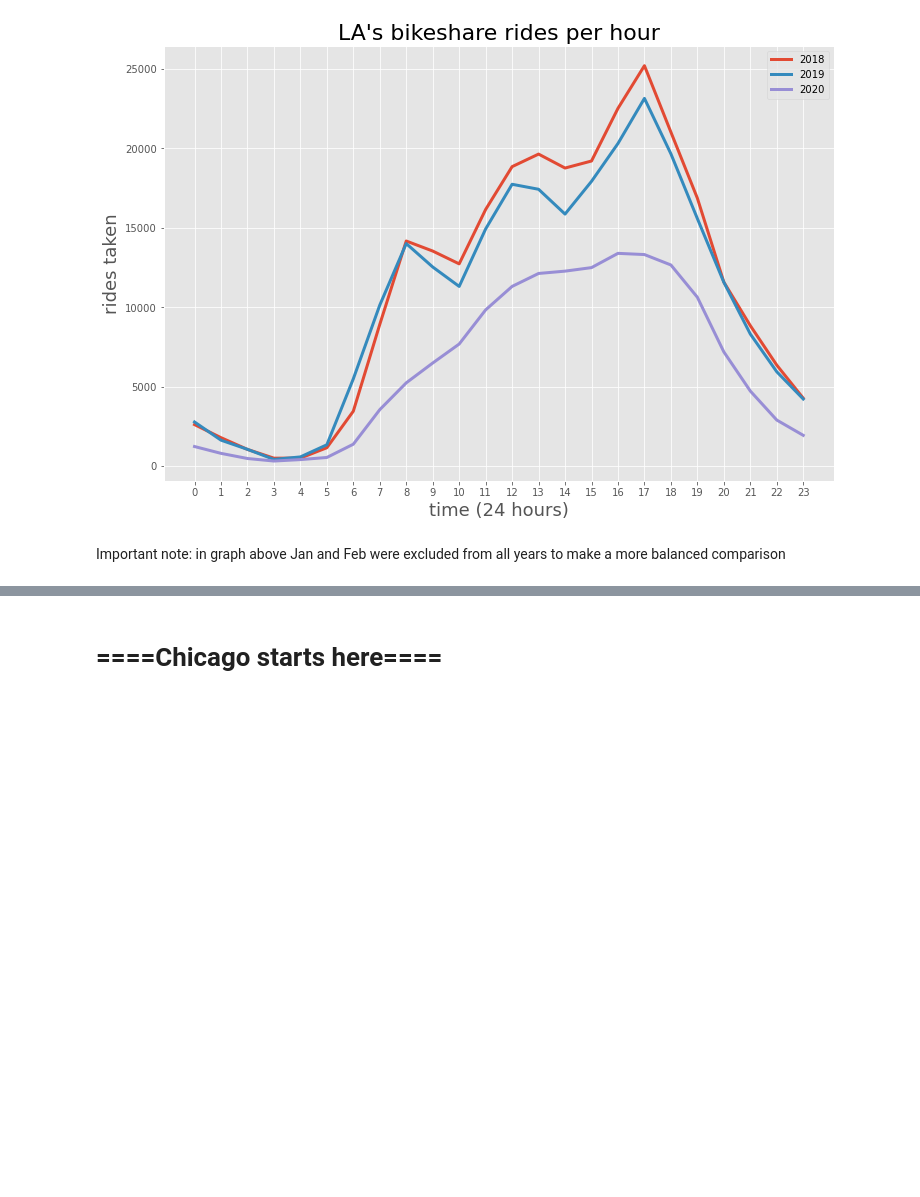
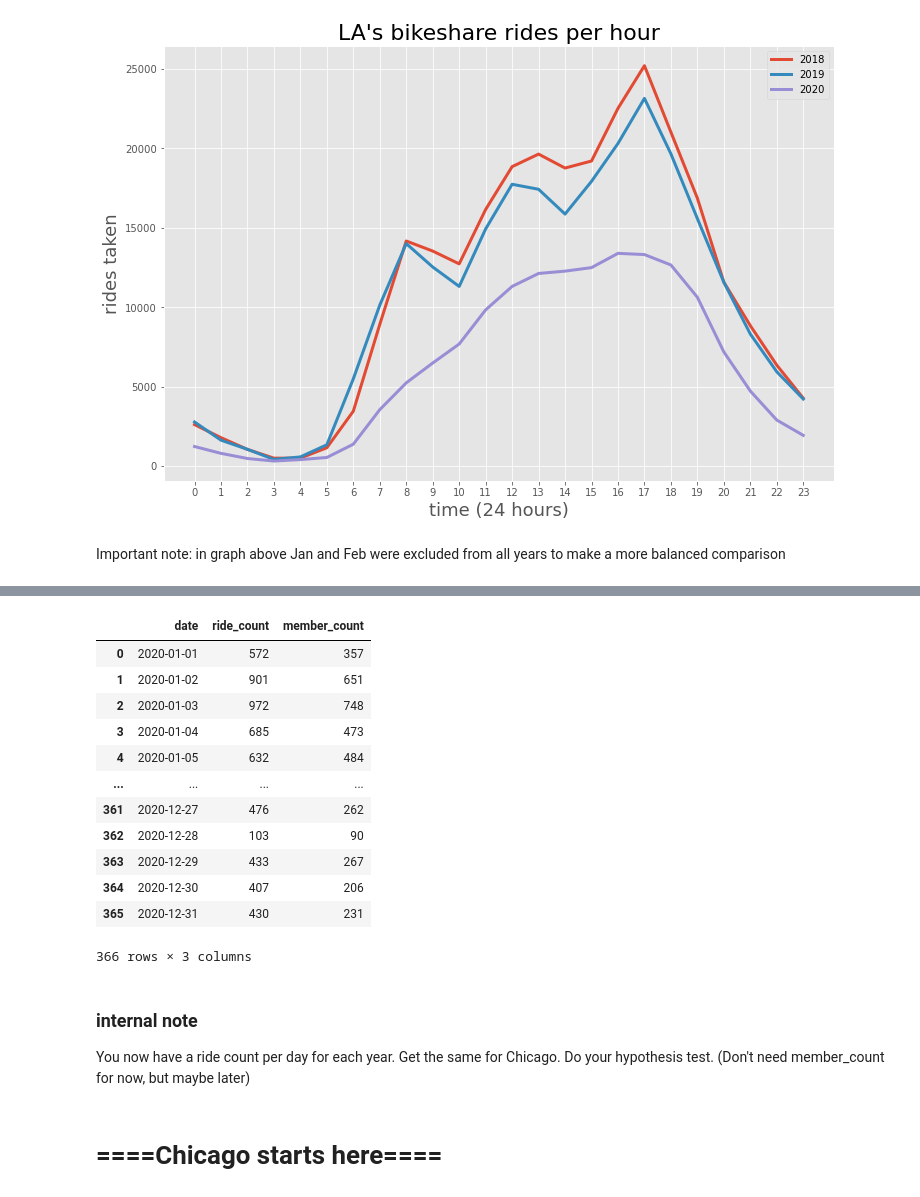
Before and after one commit to nick-kopy/Exploration-of-bike-share-programs-post-pandemic, a Jupyter notebook: data_clean.ipynb, the cells around one changed output, grey strips where cells are left out. Drawn from its saved outputs; the diff is of its cells as text; code cells hidden in the pictures; blank space fills up the shorter version.

```diff
--- a/data_clean.ipynb
+++ b/data_clean.ipynb
@@ -306,0 +354,4 @@ Important note: in graph above Jan and Feb were excluded from all years to make
+# %%
+la_df_wd = la_sdf_wd.toPandas()
+
+la_df_wd.info()
@@ -306,0 +368,6 @@ Important note: in graph above Jan and Feb were excluded from all years to make
+# %%
+# cast start_time to datetime type
+
+la_df_wd['start_time'] = pd.to_datetime(la_df_wd['start_time'], infer_datetime_format=True)
+
+la_df_wd.head()
@@ -307,3 +381,52 @@ Important note: in graph above Jan and Feb were excluded from all years to make
+# %%
+la_df_wd18 = la_df_wd.copy()
+la_df_wd19 = la_df_wd.copy()
+la_df_wd20 = la_df_wd.copy()
+
+la_df_wd18['usertype2'] = la_df_wd18['usertype']
+la_df_wd19['usertype2'] = la_df_wd19['usertype']
+la_df_wd20['usertype2'] = la_df_wd20['usertype']
+# %%
+# make a dataframe of relevant data for each year
+# modifies dataframes directly, run cell above to reset
+
+la_df_wd18 = (la_df_wd18[la_df_wd18['start_time'].dt.year == 2018]
+              .groupby(la_df_wd['start_time'].dt.date)
+              .agg({'usertype':'count', 'usertype2':'sum'})
+              .reset_index()
+              .rename(columns={'usertype':'ride_count', 'usertype2':'member_count', 'start_time':'date'}))
+
+la_df_wd19 = (la_df_wd19[la_df_wd19['start_time'].dt.year == 2019]
+              .groupby(la_df_wd['start_time'].dt.date)
+              .agg({'usertype':'count', 'usertype2':'sum'})
+              .reset_index()
+              .rename(columns={'usertype':'ride_count', 'usertype2':'member_count', 'start_time':'date'}))
+
+la_df_wd20 = (la_df_wd20[la_df_wd20['start_time'].dt.year == 2020]
+              .groupby(la_df_wd['start_time'].dt.date)
+              .agg({'usertype':'count', 'usertype2':'sum'})
+              .reset_index()
+              .rename(columns={'usertype':'ride_count', 'usertype2':'member_count', 'start_time':'date'}))
+
+la_df_wd20
+# %% [output]
+|  | date | ride_count | member_count |
+| 0 | 2020-01-01 | 572 | 357 |
+| 1 | 2020-01-02 | 901 | 651 |
+| 2 | 2020-01-03 | 972 | 748 |
+| 3 | 2020-01-04 | 685 | 473 |
+| 4 | 2020-01-05 | 632 | 484 |
+| ... | ... | ... | ... |
+| 361 | 2020-12-27 | 476 | 262 |
+| 362 | 2020-12-28 | 103 | 90 |
+| 363 | 2020-12-29 | 433 | 267 |
+| 364 | 2020-12-30 | 407 | 206 |
+| 365 | 2020-12-31 | 430 | 231 |
+366 rows × 3 columns
+# %% [markdown]
+### internal note
+
+You now have a ride count per day for each year. Get the same for Chicago. Do your hypothesis test. (Don't need member_count for now, but maybe later)
 # %% [markdown]
 # ====Chicago starts here====
 # %%
```
Also changed, not shown: parts of 22 cells of this notebook, 2 other files.
